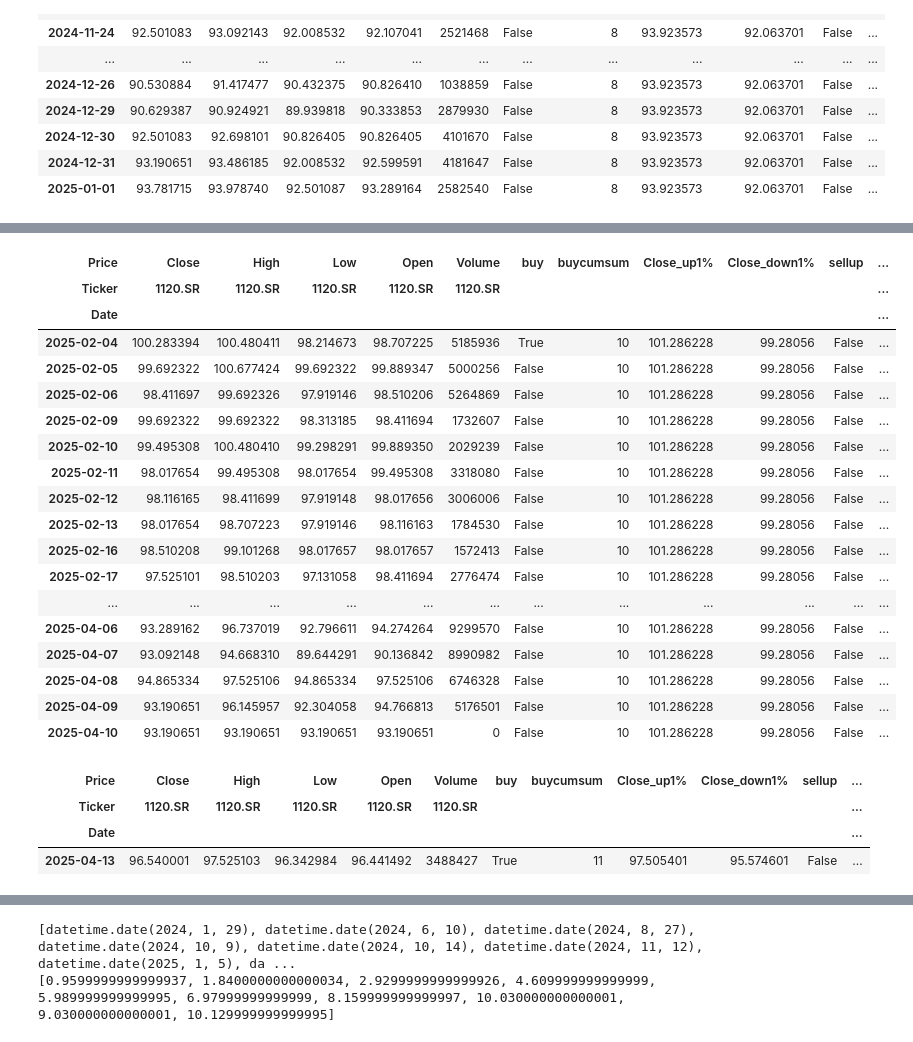
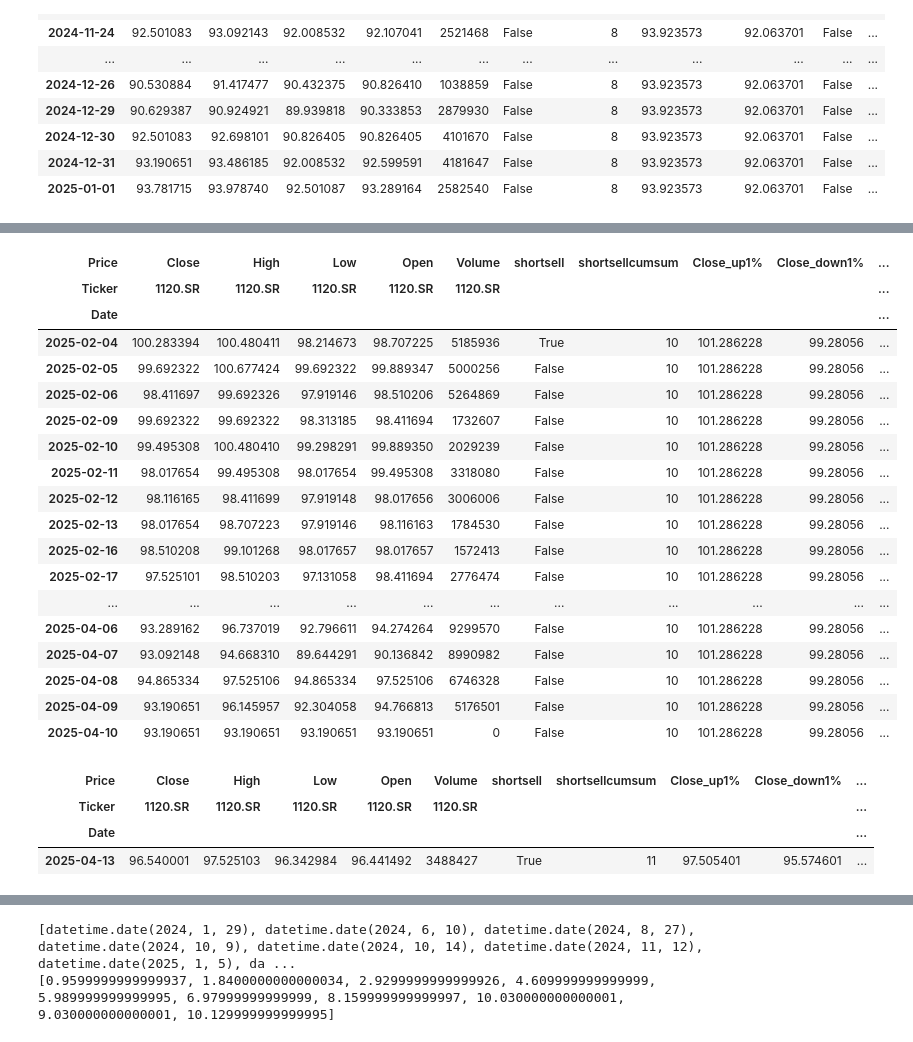
Before and after one commit to kamarulaw/saudi_backtests, a Jupyter notebook: 250715/progress.ipynb, the cells around one changed output, grey strips where cells are left out. Cells and saved outputs as stored; diff of their text form; code cells hidden in the pictures.

```diff
--- a/250715/progress.ipynb
+++ b/250715/progress.ipynb
@@ -110,8 +109,8 @@ data.tail(5)
 | 2025-06-22 | 90.099998 | 92.199997 | 90.000000 | 91.199997 | 2380902 | 88.099998 | 93.400002 | 84.693999 | ... |
 # %%
 # Buy stock if price dropped at least seven percent in last week and current close price is greater than yesterdays close price
-data["buy"] = data["six_percent_of_close_price_within_last_five_days"] & data["up_from_yesterday"]
-data["buycumsum"] = data["buy"].cumsum().astype('int64')
+data["shortsell"] = data["six_percent_of_close_price_within_last_five_days"] & data["up_from_yesterday"]
+data["shortsellcumsum"] = data["shortsell"].cumsum().astype('int64')
 data = data.drop(["Last_Close","close_diff","six_percent_of_close_price","up_from_yesterday","six_percent_of_close_price_within_last_five_days","Low_Last_5d","High_Last_5d"], axis=1)
 
 # Add numerical columns of stocks current close price increased and decrease by one percent for final analysis
@@ -138,7 +137,7 @@ data.tail(10)
 #view = data[buyclause.shift(2)|buyclause.shift()|buyclause]
 #view
 # %%
-data.loc[(data.buy == False), 'Close_up1%'] = np.nan
-data.loc[(data.buy == False), 'Close_down1%'] = np.nan
+data.loc[(data.shortsell == False), 'Close_up1%'] = np.nan
+data.loc[(data.shortsell == False), 'Close_down1%'] = np.nan
 data.tail(10)
 # %% [output]
@@ -174,10 +173,10 @@ data.tail(10)
 | 2025-06-19 | 91.199997 | 91.599998 | 90.500000 | 91.099998 | 3742444 | False | 13 | 94.636997 | 92.762997 |
 | 2025-06-22 | 90.099998 | 92.199997 | 90.000000 | 91.199997 | 2380902 | False | 13 | 94.636997 | 92.762997 |
 # %%
-data["sellup"] = np.where((data["Close"].values.reshape(data.shape[0])-data["Close_up1%"].values.reshape(data.shape[0]) > 0),True,False)
-data["selldown"] = np.where((data["Close_down1%"].values.reshape(data.shape[0])-data["Close"].values.reshape(data.shape[0]) > 0),True,False)
-data["sell"] = data["sellup"]|data["selldown"]
-data["sellcumsum"] = data["sell"].cumsum().astype('int64')
+data["buyup"] = np.where((data["Close"].values.reshape(data.shape[0])-data["Close_up1%"].values.reshape(data.shape[0]) > 0),True,False)
+data["buydown"] = np.where((data["Close_down1%"].values.reshape(data.shape[0])-data["Close"].values.reshape(data.shape[0]) > 0),True,False)
+data["buy"] = data["buydown"]|data["buyup"]
+data["buycumsum"] = data["buy"].cumsum().astype('int64')
 #data.to_csv('out.csv', index=False)
 #data = pd.read_csv('out.csv')
 #data.tail(10)
@@ -373,32 +370,32 @@ values = [87.66-86.70, 79.40-78.52, 87.77-86.68, 84.42-82.74, 85.11-83.73, 92.99
 # %%
-data.loc[data.buycumsum==10]
-dates = ["2024-01-29","2024-06-10","2024-08-27","2024-10-09","2024-10-14","2024-11-12","2025-01-05","2025-02-06","2025-04-16","2025-06-12"]
-values = [87.66-86.70, 79.40-78.52, 87.77-86.68, 84.42-82.74, 85.11-83.73, 92.99-92.00, 97.03-95.85, 100.28-98.41, ]
+data.loc[data.shortsellcumsum==10]
+#dates = ["2024-01-29","2024-06-10","2024-08-27","2024-10-09","2024-10-14","2024-11-12","2025-01-05","2025-02-06","2025-04-16","2025-06-12"]
+#values = [87.66-86.70, 79.40-78.52, 87.77-86.68, 84.42-82.74, 85.11-83.73, 92.99-92.00, 97.03-95.85, 100.28-98.41, ]
 # %% [output]
-| Price | Close | High | Low | Open | Volume | buy | buycumsum | Close_up1% | Close_down1% | sellup | ... |
-| Ticker | 1120.SR | 1120.SR | 1120.SR | 1120.SR | 1120.SR |  |  |  |  |  | ... |
-| Date |  |  |  |  |  |  |  |  |  |  | ... |
-| 2025-02-04 | 100.283394 | 100.480411 | 98.214673 | 98.707225 | 5185936 | True | 10 | 101.286228 | 99.28056 | False | ... |
-| 2025-02-05 | 99.692322 | 100.677424 | 99.692322 | 99.889347 | 5000256 | False | 10 | 101.286228 | 99.28056 | False | ... |
-| 2025-02-06 | 98.411697 | 99.692326 | 97.919146 | 98.510206 | 5264869 | False | 10 | 101.286228 | 99.28056 | False | ... |
-| 2025-02-09 | 99.692322 | 99.692322 | 98.313185 | 98.411694 | 1732607 | False | 10 | 101.286228 | 99.28056 | False | ... |
-| 2025-02-10 | 99.495308 | 100.480410 | 99.298291 | 99.889350 | 2029239 | False | 10 | 101.286228 | 99.28056 | False | ... |
-| 2025-02-11 | 98.017654 | 99.495308 | 98.017654 | 99.495308 | 3318080 | False | 10 | 101.286228 | 99.28056 | False | ... |
-| 2025-02-12 | 98.116165 | 98.411699 | 97.919148 | 98.017656 | 3006006 | False | 10 | 101.286228 | 99.28056 | False | ... |
-| 2025-02-13 | 98.017654 | 98.707223 | 97.919146 | 98.116163 | 1784530 | False | 10 | 101.286228 | 99.28056 | False | ... |
-| 2025-02-16 | 98.510208 | 99.101268 | 98.017657 | 98.017657 | 1572413 | False | 10 | 101.286228 | 99.28056 | False | ... |
-| 2025-02-17 | 97.525101 | 98.510203 | 97.131058 | 98.411694 | 2776474 | False | 10 | 101.286228 | 99.28056 | False | ... |
-| ... | ... | ... | ... | ... | ... | ... | ... | ... | ... | ... | ... |
-| 2025-04-06 | 93.289162 | 96.737019 | 92.796611 | 94.274264 | 9299570 | False | 10 | 101.286228 | 99.28056 | False | ... |
-| 2025-04-07 | 93.092148 | 94.668310 | 89.644291 | 90.136842 | 8990982 | False | 10 | 101.286228 | 99.28056 | False | ... |
-| 2025-04-08 | 94.865334 | 97.525106 | 94.865334 | 97.525106 | 6746328 | False | 10 | 101.286228 | 99.28056 | False | ... |
-| 2025-04-09 | 93.190651 | 96.145957 | 92.304058 | 94.766813 | 5176501 | False | 10 | 101.286228 | 99.28056 | False | ... |
-| 2025-04-10 | 93.190651 | 93.190651 | 93.190651 | 93.190651 | 0 | False | 10 | 101.286228 | 99.28056 | False | ... |
+| Price | Close | High | Low | Open | Volume | shortsell | shortsellcumsum | Close_up1% | Close_down1% | ... |
+| Ticker | 1120.SR | 1120.SR | 1120.SR | 1120.SR | 1120.SR |  |  |  |  | ... |
+| Date |  |  |  |  |  |  |  |  |  | ... |
+| 2025-02-04 | 100.283394 | 100.480411 | 98.214673 | 98.707225 | 5185936 | True | 10 | 101.286228 | 99.28056 | ... |
+| 2025-02-05 | 99.692322 | 100.677424 | 99.692322 | 99.889347 | 5000256 | False | 10 | 101.286228 | 99.28056 | ... |
+| 2025-02-06 | 98.411697 | 99.692326 | 97.919146 | 98.510206 | 5264869 | False | 10 | 101.286228 | 99.28056 | ... |
+| 2025-02-09 | 99.692322 | 99.692322 | 98.313185 | 98.411694 | 1732607 | False | 10 | 101.286228 | 99.28056 | ... |
+| 2025-02-10 | 99.495308 | 100.480410 | 99.298291 | 99.889350 | 2029239 | False | 10 | 101.286228 | 99.28056 | ... |
+| 2025-02-11 | 98.017654 | 99.495308 | 98.017654 | 99.495308 | 3318080 | False | 10 | 101.286228 | 99.28056 | ... |
+| 2025-02-12 | 98.116165 | 98.411699 | 97.919148 | 98.017656 | 3006006 | False | 10 | 101.286228 | 99.28056 | ... |
+| 2025-02-13 | 98.017654 | 98.707223 | 97.919146 | 98.116163 | 1784530 | False | 10 | 101.286228 | 99.28056 | ... |
+| 2025-02-16 | 98.510208 | 99.101268 | 98.017657 | 98.017657 | 1572413 | False | 10 | 101.286228 | 99.28056 | ... |
+| 2025-02-17 | 97.525101 | 98.510203 | 97.131058 | 98.411694 | 2776474 | False | 10 | 101.286228 | 99.28056 | ... |
+| ... | ... | ... | ... | ... | ... | ... | ... | ... | ... | ... |
+| 2025-04-06 | 93.289162 | 96.737019 | 92.796611 | 94.274264 | 9299570 | False | 10 | 101.286228 | 99.28056 | ... |
+| 2025-04-07 | 93.092148 | 94.668310 | 89.644291 | 90.136842 | 8990982 | False | 10 | 101.286228 | 99.28056 | ... |
+| 2025-04-08 | 94.865334 | 97.525106 | 94.865334 | 97.525106 | 6746328 | False | 10 | 101.286228 | 99.28056 | ... |
+| 2025-04-09 | 93.190651 | 96.145957 | 92.304058 | 94.766813 | 5176501 | False | 10 | 101.286228 | 99.28056 | ... |
+| 2025-04-10 | 93.190651 | 93.190651 | 93.190651 | 93.190651 | 0 | False | 10 | 101.286228 | 99.28056 | ... |
 # %%
-data.loc[data.buycumsum==11]
+data.loc[data.shortsellcumsum==11]
 # %% [output]
-| Price | Close | High | Low | Open | Volume | buy | buycumsum | Close_up1% | Close_down1% | sellup | ... |
-| Ticker | 1120.SR | 1120.SR | 1120.SR | 1120.SR | 1120.SR |  |  |  |  |  | ... |
-| Date |  |  |  |  |  |  |  |  |  |  | ... |
-| 2025-04-13 | 96.540001 | 97.525103 | 96.342984 | 96.441492 | 3488427 | True | 11 | 97.505401 | 95.574601 | False | ... |
+| Price | Close | High | Low | Open | Volume | shortsell | shortsellcumsum | Close_up1% | Close_down1% | ... |
+| Ticker | 1120.SR | 1120.SR | 1120.SR | 1120.SR | 1120.SR |  |  |  |  | ... |
+| Date |  |  |  |  |  |  |  |  |  | ... |
+| 2025-04-13 | 96.540001 | 97.525103 | 96.342984 | 96.441492 | 3488427 | True | 11 | 97.505401 | 95.574601 | ... |
 # %%
```
Also changed, not shown: parts of 18 cells of this notebook.
